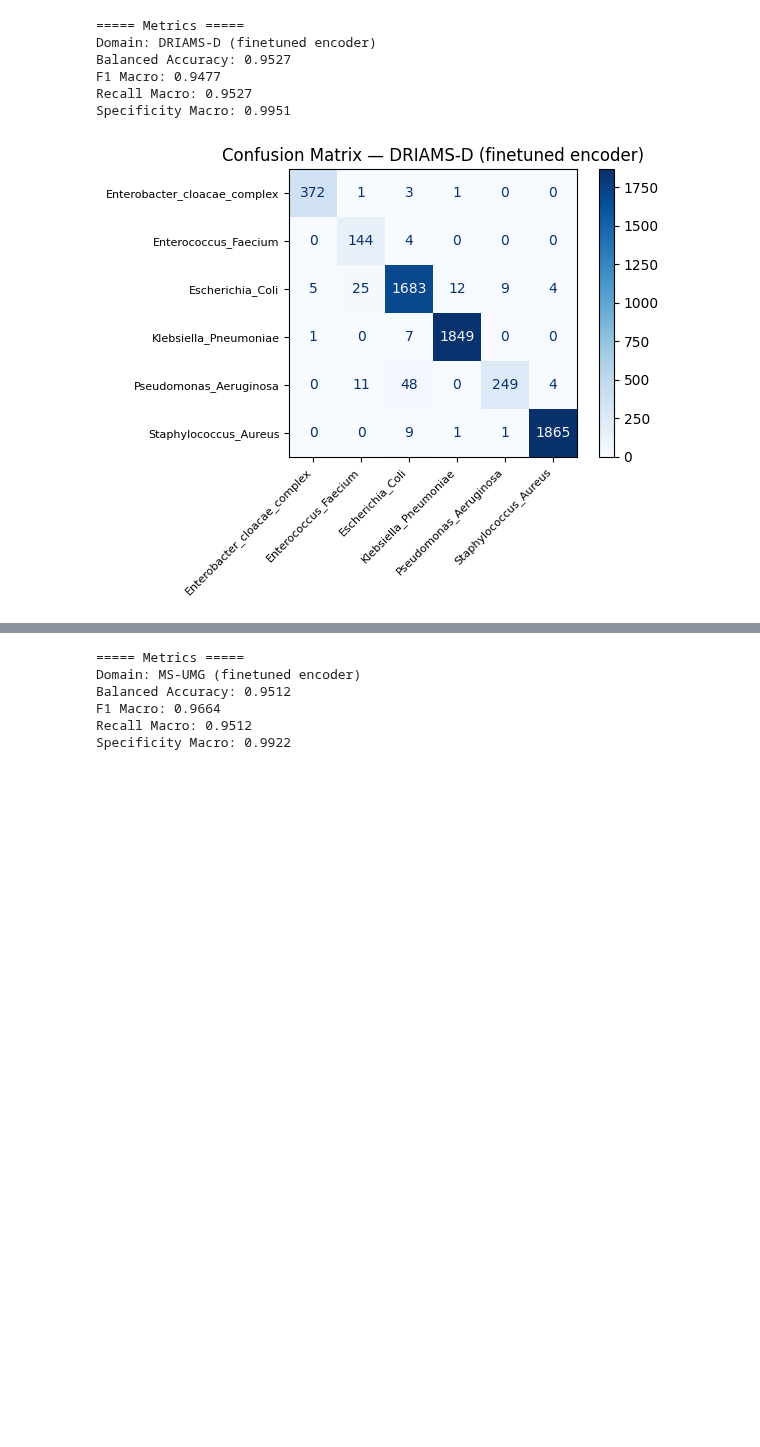
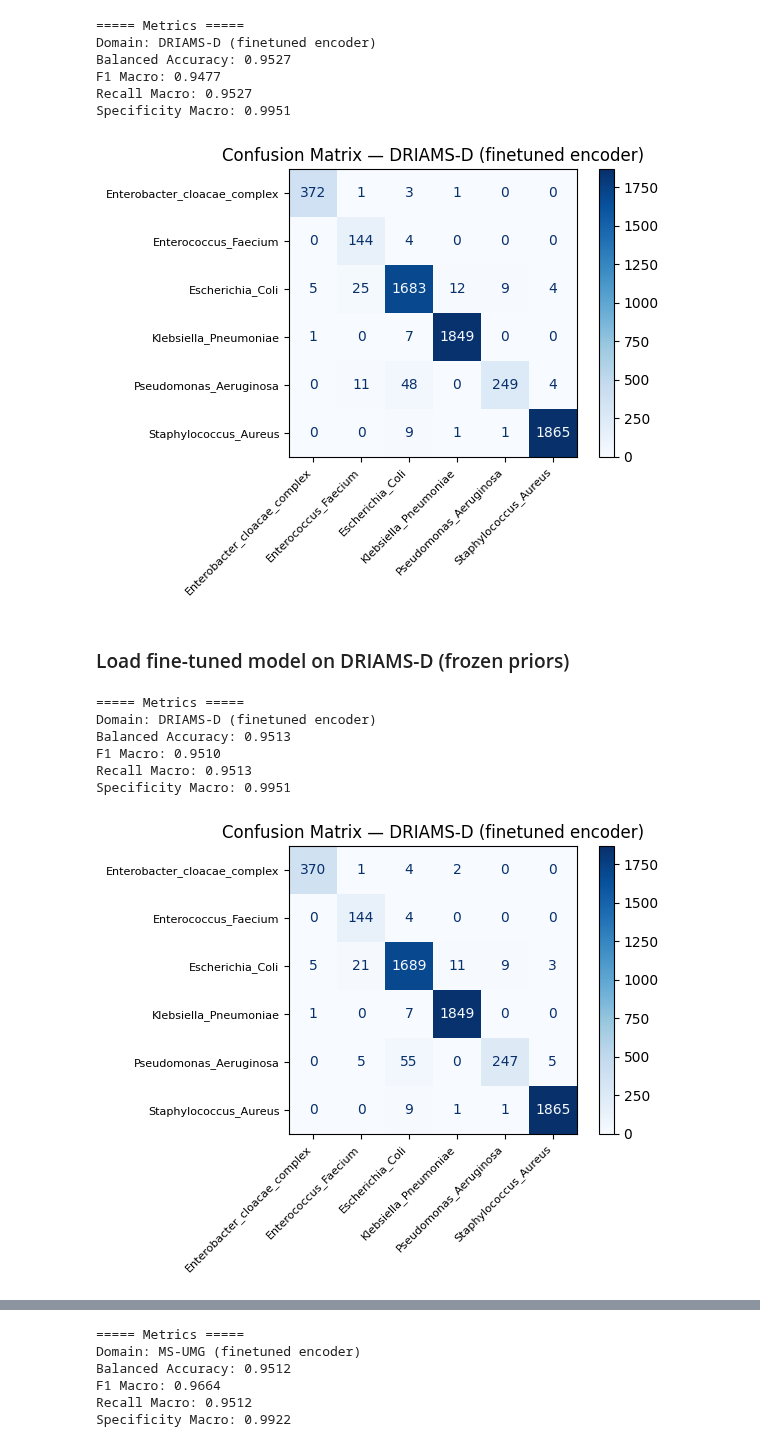
Before and after one commit to alexgaarciia/MALDIAlign, a Jupyter notebook: experiments/finetuning/notebooks/baselines_rf_latent_space_multidecoder_prior_train_driamsABC_marisma_rki_1000.ipynb, the cells around one changed output, grey strips where cells are left out. Cells and saved outputs as stored; diff of their text form; code cells hidden in the pictures; blank space fills up the shorter version.

Commit message:
upload finetuning done with 1k sampless

```diff
--- a/experiments/finetuning/notebooks/baselines_rf_latent_space_multidecoder_prior_train_driamsABC_marisma_rki.ipynb
+++ b/experiments/finetuning/notebooks/baselines_rf_latent_space_multidecoder_prior_train_driamsABC_marisma_rki_1000.ipynb
@@ -86,12 +86,8 @@ data_rki = row_minmax_normalize(data_rki)
 # =========================
 # LOAD SPLITS
 # =========================
-with open(
-    "/export/usuarios01/agnavarr/MALDIAlign/experiments/finetuning/output_data/splits_20260211_151606/splits_idx.pkl",
-    "rb"
-) as f:
+with open("/export/usuarios01/agnavarr/MALDIAlign/experiments/finetuning/output_data/splits_20260211_151606/splits_idx.pkl", "rb") as f:
     splits_idx = pickle.load(f)
-
 
 def select(data, label, meta, idx):
     return (
@@ -417,4 +410,49 @@ F1 Macro: 0.9477
 Recall Macro: 0.9527
 Specificity Macro: 0.9951
 [figure]
+# %% [markdown]
+### Load fine-tuned model on DRIAMS-D (frozen priors)
+# %%
+vae_path = "/export/usuarios01/agnavarr/MALDIAlign/experiments/finetuning/results/finetuning_vae_multidecoder_prior_ABC_MAR_RKI/20260212_100851/model_finetuned_D_only.pth"
+
+backbone = MultiVAE_Bernoulli_SpeciesPrior_Extended(
+    input_dim=data_all.shape[1],
+    latent_dim=64,
+    num_domains=6,
+    n_species=len(np.unique(label_all))
+)
+
+vae = load_model(backbone, vae_path)
+device = torch.device("cuda" if torch.cuda.is_available() else "cpu")
+# %%
+FINETUNE_DOMAIN_MAP = {
+    "DRIAMS_A": 0,
+    "DRIAMS_B": 1,
+    "DRIAMS_C": 2,
+    "MARISMA":  3,
+    "RKI":      4,
+    "DRIAMS_D": 5,
+}
+
+device = torch.device("cuda" if torch.cuda.is_available() else "cpu")
+Z_D = encode_latent(vae, dataD_test, device)
+y_D = labelD_test
+# %%
+# Evaluate
+metrics_d = metrics_report(
+    Z_D,
+    y_D,
+    rf_best,
+    "DRIAMS-D (finetuned encoder)"
+)
+
+print_metrics(metrics_d)
+# %% [output]
+===== Metrics =====
+Domain: DRIAMS-D (finetuned encoder)
+Balanced Accuracy: 0.9513
+F1 Macro: 0.9510
+Recall Macro: 0.9513
+Specificity Macro: 0.9951
+[figure, added]
 # %% [markdown]
```
Also changed, not shown: parts of 11 cells of this notebook.
